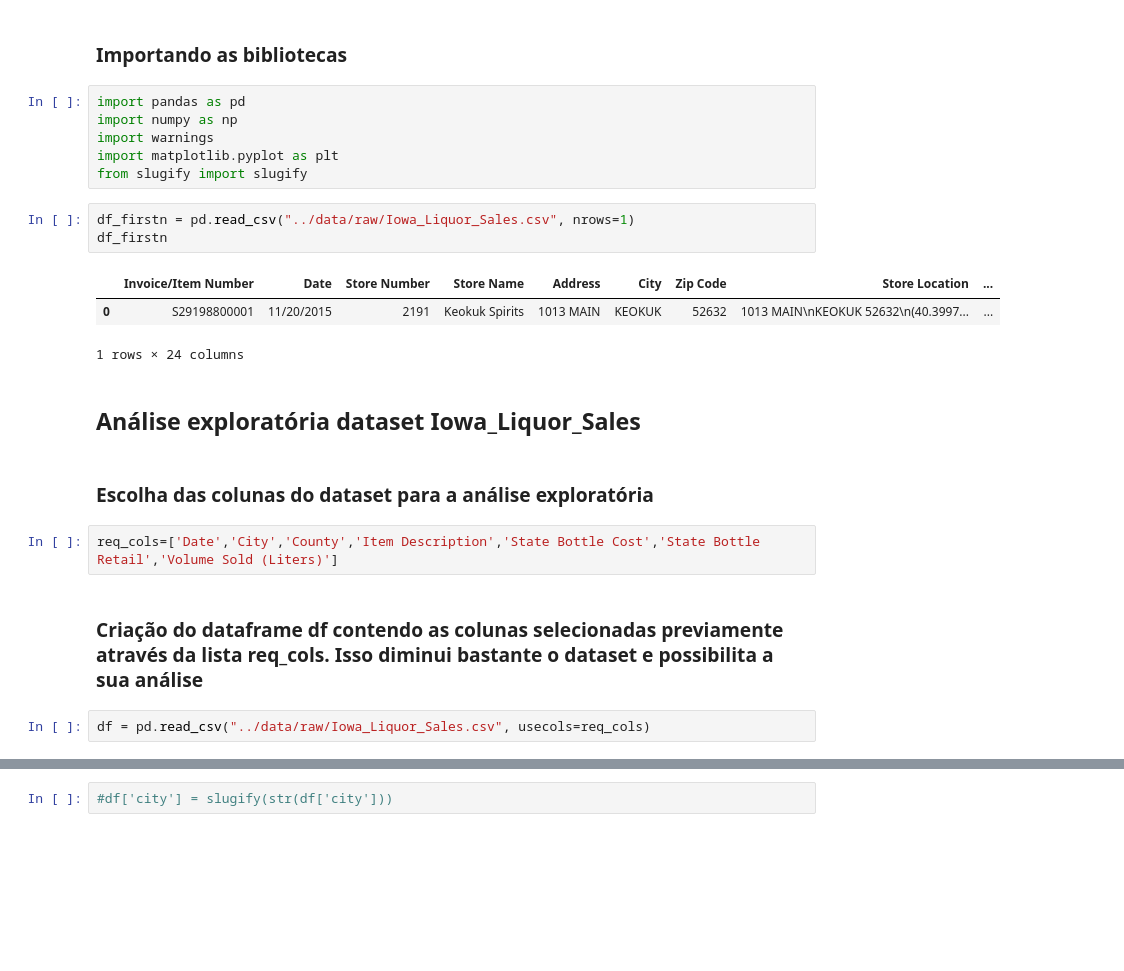
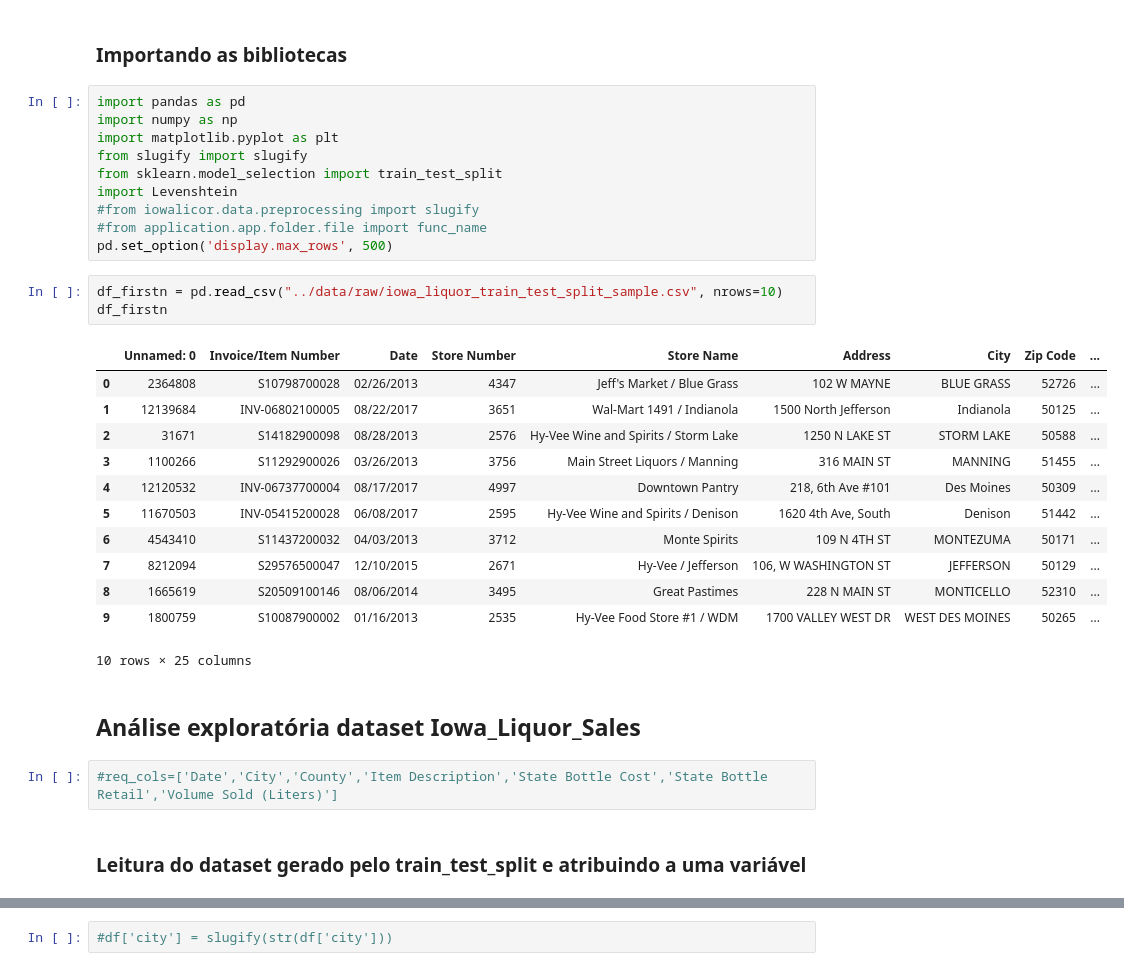
Before and after one commit to ajsalmeida/tesseract-team-future-projectliquor, a Jupyter notebook: notebooks/init.ipynb, the cells around one changed output, grey strips where cells are left out. Drawn from its saved outputs; the diff is of its cells as text; blank space fills up the shorter version.

Commit message:
análise exploratória 0.2

```diff
--- a/notebooks/init.ipynb
+++ b/notebooks/init.ipynb
@@ -5,23 +5,32 @@
 # %%
 import pandas as pd
 import numpy as np
-import warnings
 import matplotlib.pyplot as plt
 from slugify import slugify
+from sklearn.model_selection import train_test_split
+import Levenshtein
+#from iowalicor.data.preprocessing import slugify
+#from application.app.folder.file import func_name
+pd.set_option('display.max_rows', 500)
 # %%
-df_firstn = pd.read_csv("../data/raw/Iowa_Liquor_Sales.csv", nrows=1)
+df_firstn = pd.read_csv("../data/raw/iowa_liquor_train_test_split_sample.csv", nrows=10)
 df_firstn
 # %% [output]
-|  | Invoice/Item Number | Date | Store Number | Store Name | Address | City | Zip Code | Store Location | ... |
-| 0 | S29198800001 | 11/20/2015 | 2191 | Keokuk Spirits | 1013 MAIN | KEOKUK | 52632 | 1013 MAIN\nKEOKUK 52632\n(40.3997... | ... |
+|  | Unnamed: 0 | Invoice/Item Number | Date | Store Number | Store Name | Address | City | Zip Code | ... |
+| 0 | 2364808 | S10798700028 | 02/26/2013 | 4347 | Jeff's Market / Blue Grass | 102 W MAYNE | BLUE GRASS | 52726 | ... |
+| 1 | 12139684 | INV-06802100005 | 08/22/2017 | 3651 | Wal-Mart 1491 / Indianola | 1500 North Jefferson | Indianola | 50125 | ... |
+| 2 | 31671 | S14182900098 | 08/28/2013 | 2576 | Hy-Vee Wine and Spirits / Storm Lake | 1250 N LAKE ST | STORM LAKE | 50588 | ... |
+| 3 | 1100266 | S11292900026 | 03/26/2013 | 3756 | Main Street Liquors / Manning | 316 MAIN ST | MANNING | 51455 | ... |
+| 4 | 12120532 | INV-06737700004 | 08/17/2017 | 4997 | Downtown Pantry | 218, 6th Ave #101 | Des Moines | 50309 | ... |
+| 5 | 11670503 | INV-05415200028 | 06/08/2017 | 2595 | Hy-Vee Wine and Spirits / Denison | 1620 4th Ave, South | Denison | 51442 | ... |
+| 6 | 4543410 | S11437200032 | 04/03/2013 | 3712 | Monte Spirits | 109 N 4TH ST | MONTEZUMA | 50171 | ... |
+| 7 | 8212094 | S29576500047 | 12/10/2015 | 2671 | Hy-Vee / Jefferson | 106, W WASHINGTON ST | JEFFERSON | 50129 | ... |
+| 8 | 1665619 | S20509100146 | 08/06/2014 | 3495 | Great Pastimes | 228 N MAIN ST | MONTICELLO | 52310 | ... |
+| 9 | 1800759 | S10087900002 | 01/16/2013 | 2535 | Hy-Vee Food Store #1 / WDM | 1700 VALLEY WEST DR | WEST DES MOINES | 50265 | ... |
-1 rows × 24 columns
+10 rows × 25 columns
 # %% [markdown]
 ## Análise exploratória dataset Iowa_Liquor_Sales
-# %% [markdown]
-### Escolha das colunas do dataset para a análise exploratória
 # %%
-req_cols=['Date','City','County','Item Description','State Bottle Cost','State Bottle Retail','Volume Sold (Liters)']
+#req_cols=['Date','City','County','Item Description','State Bottle Cost','State Bottle Retail','Volume Sold (Liters)']
-# %% [markdown]
-### Criação do dataframe df contendo as colunas selecionadas previamente através da lista req_cols. Isso diminui bastante o dataset e possibilita a sua análise
-# %%
-df = pd.read_csv("../data/raw/Iowa_Liquor_Sales.csv", usecols=req_cols)
+# %% [markdown]
+### Leitura do dataset gerado pelo train_test_split e atribuindo a uma variável
```
Also changed, not shown: parts of 147 cells of this notebook.
